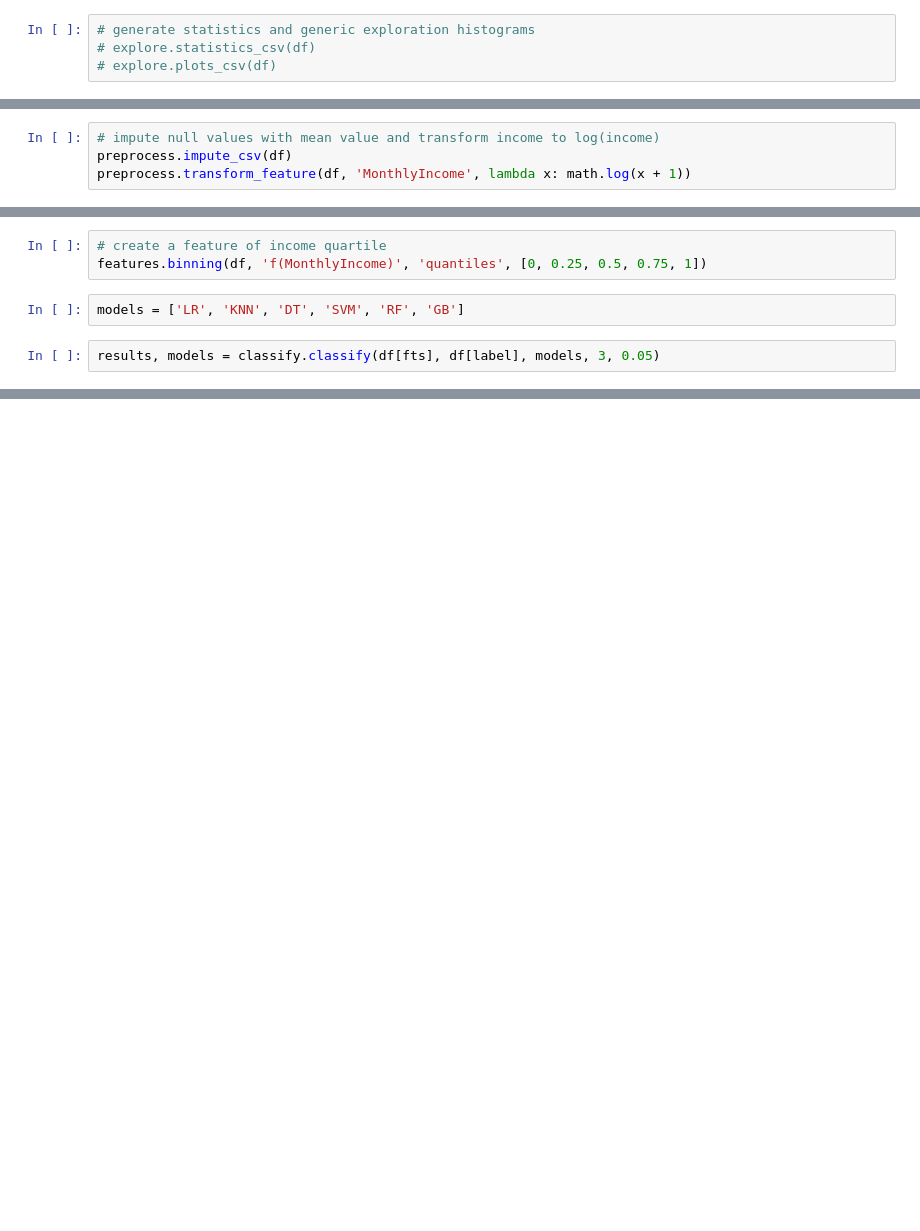
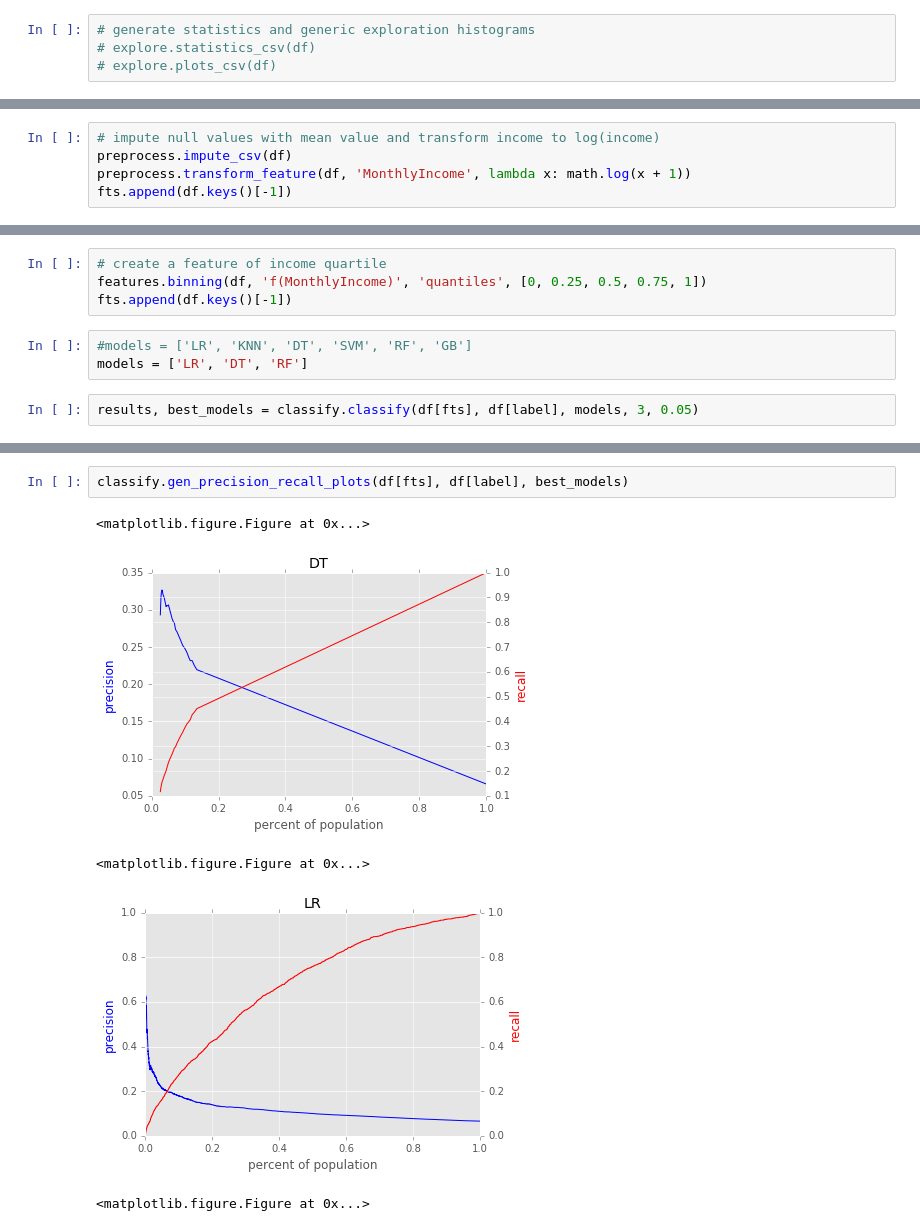
Before and after one commit to hectorsalvador/ML_for_Public_Policy, a Jupyter notebook: Homework 4/Untitled.ipynb, the cells around one changed output, grey strips where cells are left out. Saved outputs shown, nothing was run; the diff lists cells and outputs as text; blank space fills up the shorter version.

```diff
--- a/Homework 4/Untitled.ipynb
+++ b/Homework 4/Untitled.ipynb
@@ -32,4 +44,5 @@ df = train
 # impute null values with mean value and transform income to log(income)
 preprocess.impute_csv(df)
 preprocess.transform_feature(df, 'MonthlyIncome', lambda x: math.log(x + 1))
+fts.append(df.keys()[-1])
 # %% [output]
@@ -49,10 +62,12 @@ preprocess.transform_feature(df, 'MonthlyIncome', lambda x: math.log(x + 1))
 # %%
 # create a feature of income quartile
 features.binning(df, 'f(MonthlyIncome)', 'quantiles', [0, 0.25, 0.5, 0.75, 1])
+fts.append(df.keys()[-1])
 # %%
-models = ['LR', 'KNN', 'DT', 'SVM', 'RF', 'GB']
+#models = ['LR', 'KNN', 'DT', 'SVM', 'RF', 'GB']
+models = ['LR', 'DT', 'RF']
 # %%
-results, models = classify.classify(df[fts], df[label], models, 3, 0.05)
+results, best_models = classify.classify(df[fts], df[label], models, 3, 0.05)
 # %% [output]
 LR
 Finished running LR
@@ -68,0 +113,8 @@ models
+# %%
+classify.gen_precision_recall_plots(df[fts], df[label], best_models)
+# %% [output]
+<matplotlib.figure.Figure at 0x...>
+[figure, added]
+<matplotlib.figure.Figure at 0x...>
+[figure, added]
+<matplotlib.figure.Figure at 0x...>
```
Also changed, not shown: parts of 11 cells of this notebook, 2 other files.
